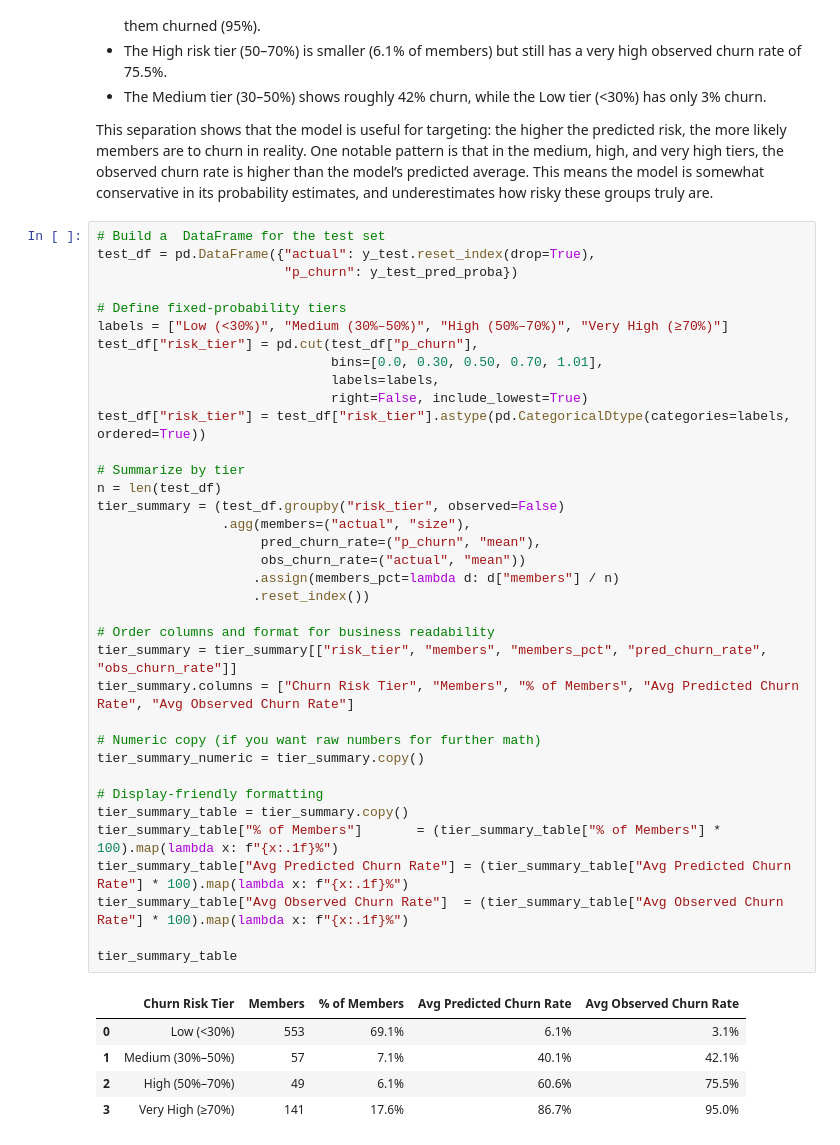
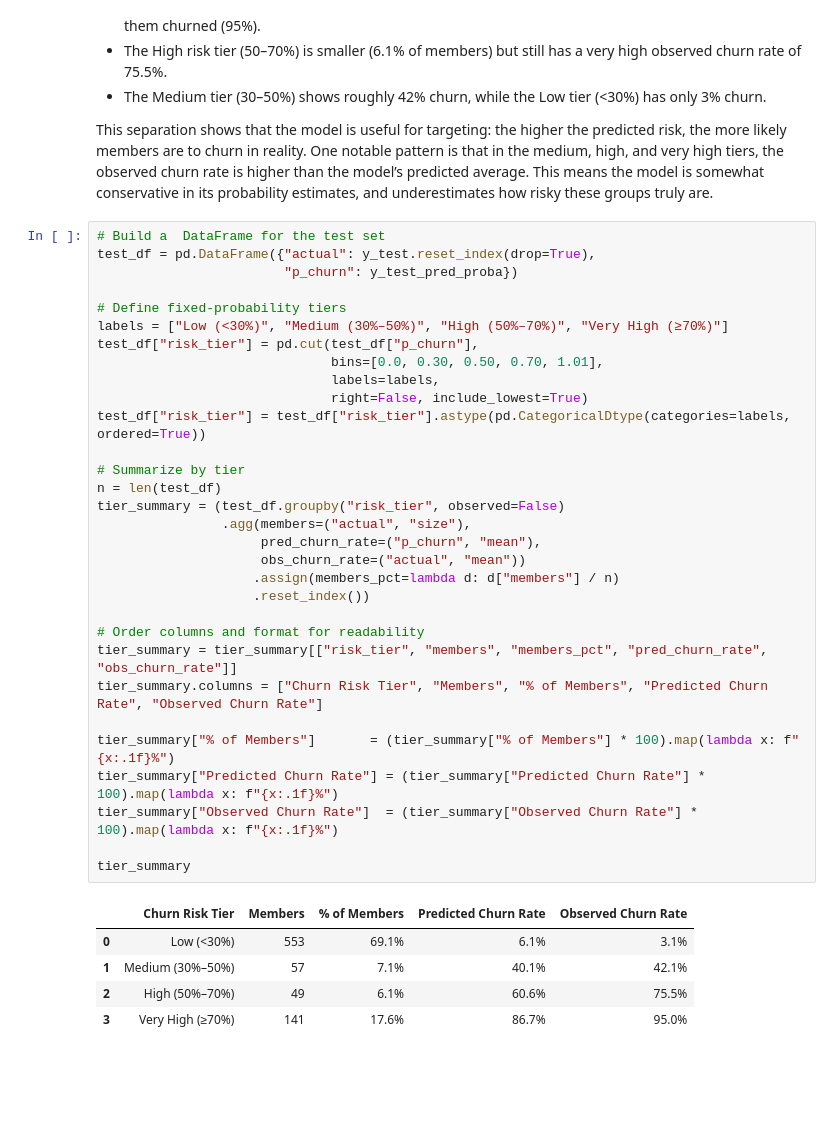
Before and after one commit to dbolotov/data_science_blog, a Jupyter notebook: gym_churn_analysis/gym_churn_analysis.ipynb, the cells around one changed output. Saved outputs shown, nothing was run; the diff lists cells and outputs as text; blank space fills up the shorter version.

```diff
--- a/gym_churn_analysis/gym_churn_analysis.ipynb
+++ b/gym_churn_analysis/gym_churn_analysis.ipynb
@@ -713,41 +725,36 @@ This separation shows that the model is useful for targeting: the higher the pre
 # %%
 # Build a  DataFrame for the test set
 test_df = pd.DataFrame({"actual": y_test.reset_index(drop=True),
                         "p_churn": y_test_pred_proba})
 
 # Define fixed-probability tiers
 labels = ["Low (<30%)", "Medium (30%–50%)", "High (50%–70%)", "Very High (≥70%)"]
 test_df["risk_tier"] = pd.cut(test_df["p_churn"],
                               bins=[0.0, 0.30, 0.50, 0.70, 1.01],
                               labels=labels,
                               right=False, include_lowest=True)
 test_df["risk_tier"] = test_df["risk_tier"].astype(pd.CategoricalDtype(categories=labels, ordered=True))
 
 # Summarize by tier
 n = len(test_df)
 tier_summary = (test_df.groupby("risk_tier", observed=False)
                 .agg(members=("actual", "size"),
                      pred_churn_rate=("p_churn", "mean"),
                      obs_churn_rate=("actual", "mean"))
                     .assign(members_pct=lambda d: d["members"] / n)
                     .reset_index())
 
-# Order columns and format for business readability
+# Order columns and format for readability
 tier_summary = tier_summary[["risk_tier", "members", "members_pct", "pred_churn_rate", "obs_churn_rate"]]
-tier_summary.columns = ["Churn Risk Tier", "Members", "% of Members", "Avg Predicted Churn Rate", "Avg Observed Churn Rate"]
+tier_summary.columns = ["Churn Risk Tier", "Members", "% of Members", "Predicted Churn Rate", "Observed Churn Rate"]
 
-# Numeric copy (if you want raw numbers for further math)
-tier_summary_numeric = tier_summary.copy()
+tier_summary["% of Members"]       = (tier_summary["% of Members"] * 100).map(lambda x: f"{x:.1f}%")
+tier_summary["Predicted Churn Rate"] = (tier_summary["Predicted Churn Rate"] * 100).map(lambda x: f"{x:.1f}%")
+tier_summary["Observed Churn Rate"]  = (tier_summary["Observed Churn Rate"] * 100).map(lambda x: f"{x:.1f}%")
 
-# Display-friendly formatting
-tier_summary_table = tier_summary.copy()
-tier_summary_table["% of Members"]       = (tier_summary_table["% of Members"] * 100).map(lambda x: f"{x:.1f}%")
-tier_summary_table["Avg Predicted Churn Rate"] = (tier_summary_table["Avg Predicted Churn Rate"] * 100).map(lambda x: f"{x:.1f}%")
-tier_summary_table["Avg Observed Churn Rate"]  = (tier_summary_table["Avg Observed Churn Rate"] * 100).map(lambda x: f"{x:.1f}%")
-
-tier_summary_table
+tier_summary
 # %% [output]
-|  | Churn Risk Tier | Members | % of Members | Avg Predicted Churn Rate | Avg Observed Churn Rate |
+|  | Churn Risk Tier | Members | % of Members | Predicted Churn Rate | Observed Churn Rate |
 | 0 | Low (<30%) | 553 | 69.1% | 6.1% | 3.1% |
 | 1 | Medium (30%–50%) | 57 | 7.1% | 40.1% | 42.1% |
 | 2 | High (50%–70%) | 49 | 6.1% | 60.6% | 75.5% |
```
Also changed, not shown: parts of 10 cells of this notebook.
